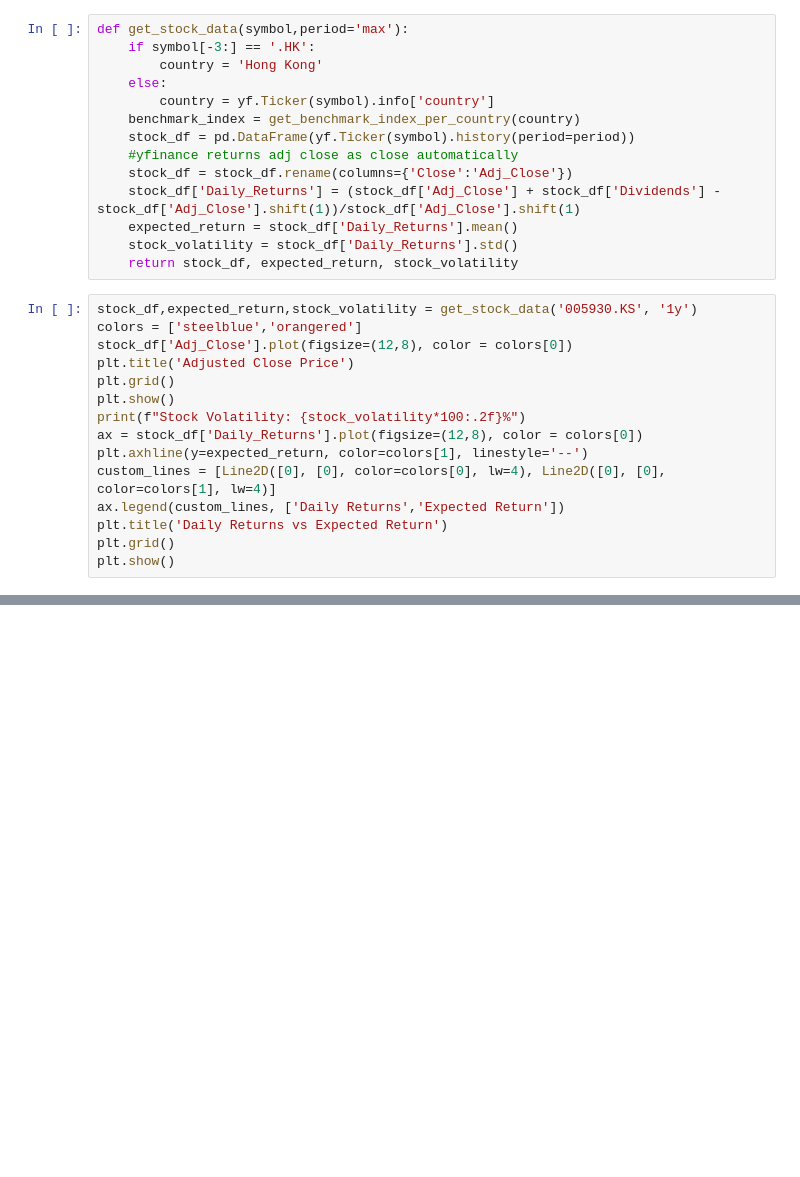
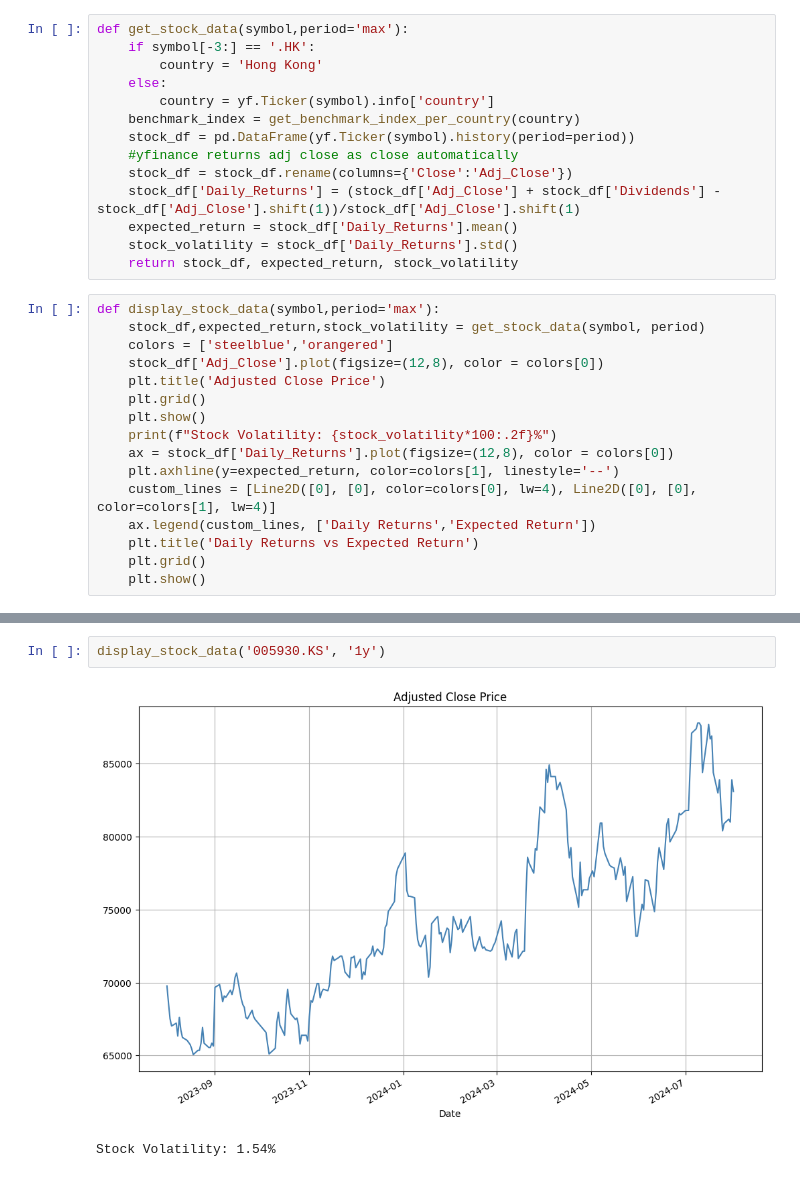
Before and after one commit to GabrielaRBLemos/Historical_Stock_Revenue_Analysis, a Jupyter notebook: Historical_Stock_Revenue_Analysis.ipynb, the cells around one changed output, grey strips where cells are left out. Saved outputs shown, nothing was run; the diff lists cells and outputs as text; blank space fills up the shorter version.

Commit message:
Grouped data displaying into single function

```diff
--- a/Historical_Stock_Revenue_Analysis.ipynb
+++ b/Historical_Stock_Revenue_Analysis.ipynb
@@ -28,17 +28,18 @@ def get_stock_data(symbol,period='max'):
     stock_volatility = stock_df['Daily_Returns'].std()
     return stock_df, expected_return, stock_volatility
 # %%
-stock_df,expected_return,stock_volatility = get_stock_data('005930.KS', '1y')
-colors = ['steelblue','orangered']
-stock_df['Adj_Close'].plot(figsize=(12,8), color = colors[0])
-plt.title('Adjusted Close Price')
-plt.grid()
-plt.show()
-print(f"Stock Volatility: {stock_volatility*100:.2f}%")
-ax = stock_df['Daily_Returns'].plot(figsize=(12,8), color = colors[0])
-plt.axhline(y=expected_return, color=colors[1], linestyle='--')
-custom_lines = [Line2D([0], [0], color=colors[0], lw=4), Line2D([0], [0], color=colors[1], lw=4)]
-ax.legend(custom_lines, ['Daily Returns','Expected Return'])
-plt.title('Daily Returns vs Expected Return')
-plt.grid()
-plt.show()
+def display_stock_data(symbol,period='max'):
+    stock_df,expected_return,stock_volatility = get_stock_data(symbol, period)
+    colors = ['steelblue','orangered']
+    stock_df['Adj_Close'].plot(figsize=(12,8), color = colors[0])
+    plt.title('Adjusted Close Price')
+    plt.grid()
+    plt.show()
+    print(f"Stock Volatility: {stock_volatility*100:.2f}%")
+    ax = stock_df['Daily_Returns'].plot(figsize=(12,8), color = colors[0])
+    plt.axhline(y=expected_return, color=colors[1], linestyle='--')
+    custom_lines = [Line2D([0], [0], color=colors[0], lw=4), Line2D([0], [0], color=colors[1], lw=4)]
+    ax.legend(custom_lines, ['Daily Returns','Expected Return'])
+    plt.title('Daily Returns vs Expected Return')
+    plt.grid()
+    plt.show()
@@ -48,0 +46,5 @@ Stock Volatility: 1.54%
+# %%
+display_stock_data('005930.KS', '1y')
+# %% [output]
+[figure, added]
+Stock Volatility: 1.54%
```
Also changed, not shown: parts of 2 cells of this notebook.
